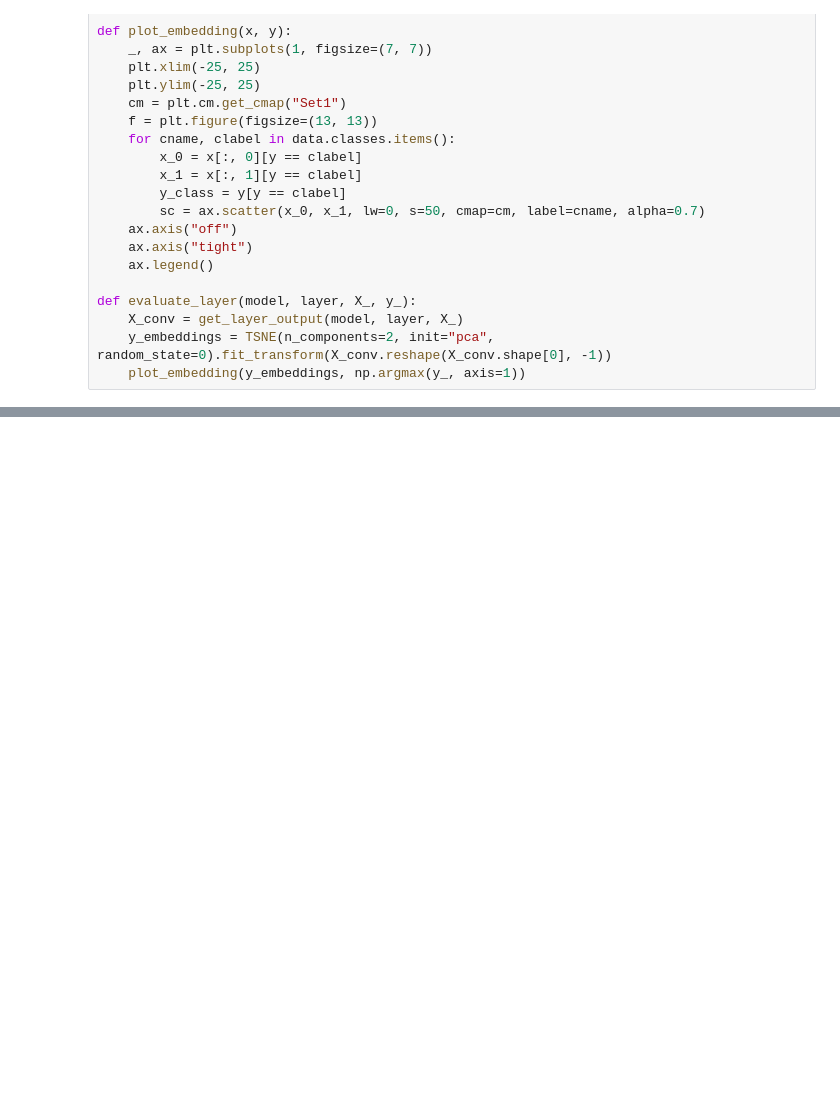
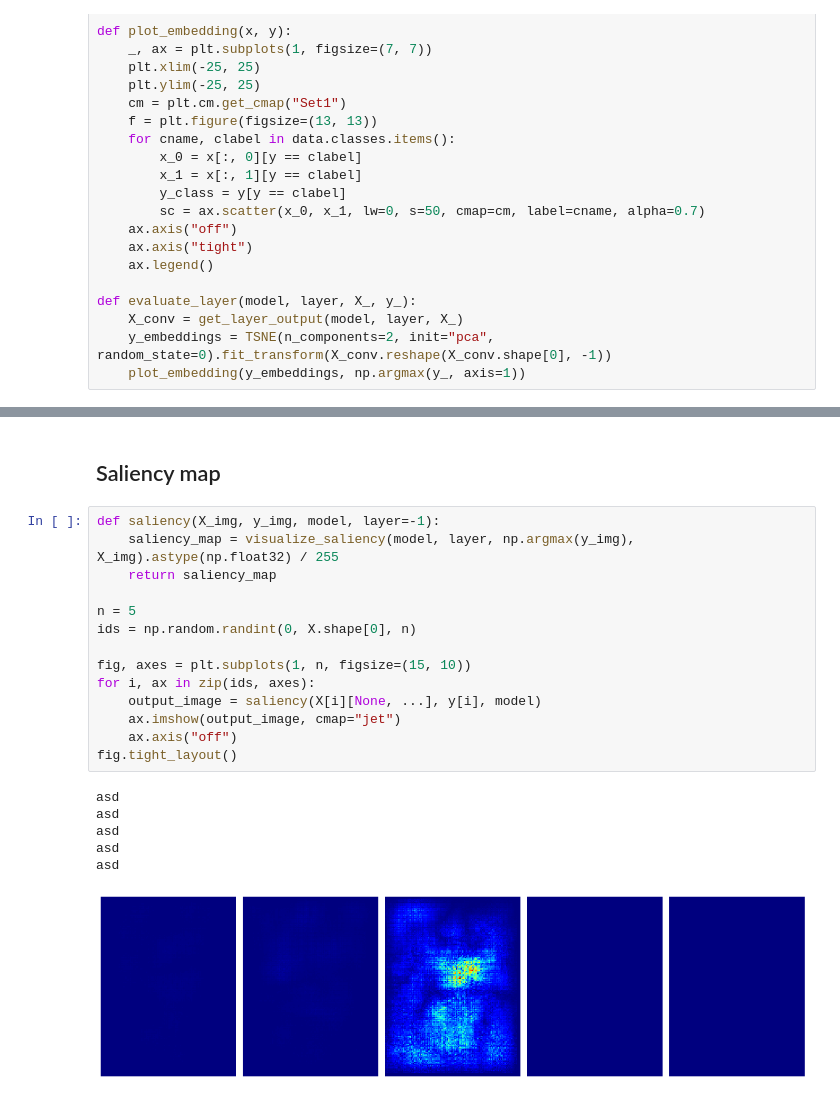
Before and after one commit to Lindronics/honours_project, a Jupyter notebook: notebooks/analysis/visualisation.ipynb, the cells around one changed output, grey strips where cells are left out. Cells and saved outputs as stored; diff of their text form; blank space fills up the shorter version.

Commit message:
Saliency and class activation heat maps

```diff
--- a/notebooks/analysis/visualisation.ipynb
+++ b/notebooks/analysis/visualisation.ipynb
@@ -179,0 +202,23 @@ Wall time: 4.56 s
+# %% [markdown]
+## Saliency map
+# %%
+def saliency(X_img, y_img, model, layer=-1):
+    saliency_map = visualize_saliency(model, layer, np.argmax(y_img), X_img).astype(np.float32) / 255
+    return saliency_map
+
+n = 5
+ids = np.random.randint(0, X.shape[0], n)
+
+fig, axes = plt.subplots(1, n, figsize=(15, 10))
+for i, ax in zip(ids, axes):
+    output_image = saliency(X[i][None, ...], y[i], model)
+    ax.imshow(output_image, cmap="jet")
+    ax.axis("off")
+fig.tight_layout()
+# %% [output]
+asd
+asd
+asd
+asd
+asd
+[figure, added]
```
Also changed, not shown: parts of 18 cells of this notebook.
